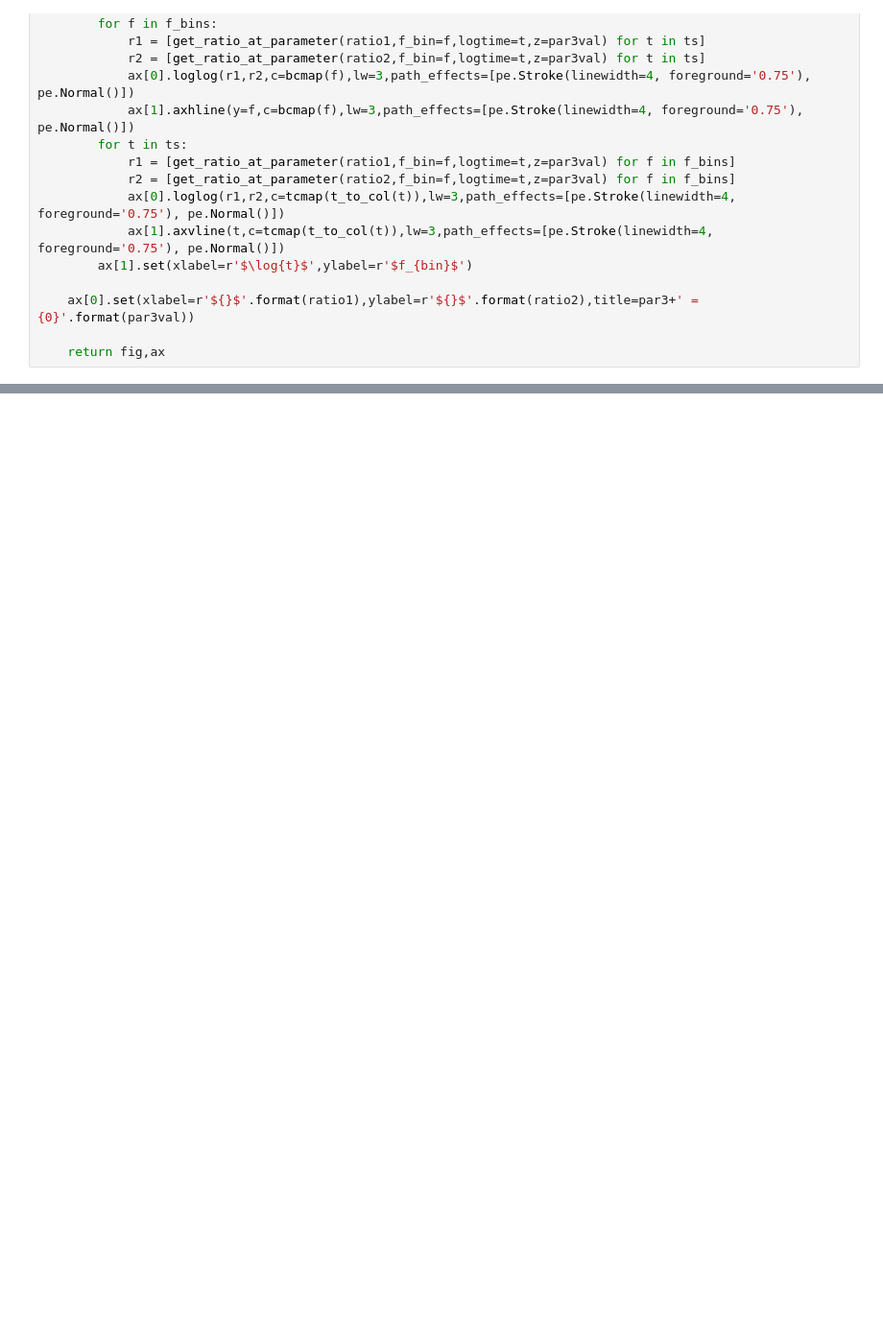
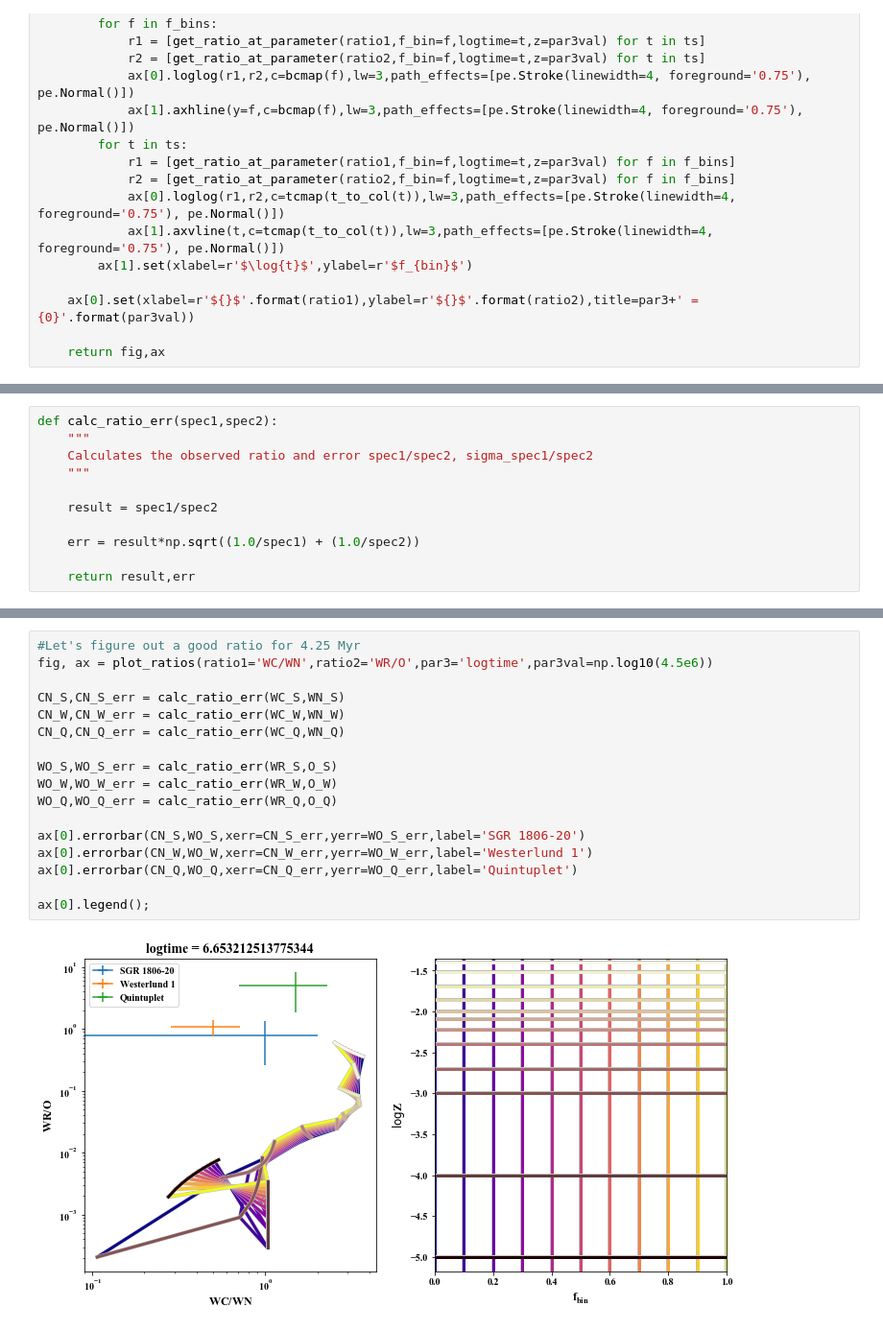
Before and after one commit to tzdwi/Diagnostics, a Jupyter notebook: code/diagnostics.ipynb, the cells around one changed output, grey strips where cells are left out. Shown at 96% size. Saved outputs shown, nothing was run; the diff lists cells and outputs as text; blank space fills up the shorter version.

```diff
--- a/code/diagnostics.ipynb
+++ b/code/diagnostics.ipynb
@@ -163,0 +324,11 @@ fig, ax = plot_ratios(ratio1='WR/O',ratio2='WR/RSG',par3='logtime',par3val=np.lo
+# %%
+def calc_ratio_err(spec1,spec2):
+    """
+    Calculates the observed ratio and error spec1/spec2, sigma_spec1/spec2
+    """
+
+    result = spec1/spec2
+
+    err = result*np.sqrt((1.0/spec1) + (1.0/spec2))
+
+    return result,err
@@ -163,0 +393,19 @@ fig, ax = plot_ratios(ratio1='WR/O',ratio2='WR/RSG',par3='logtime',par3val=np.lo
+# %%
+#Let's figure out a good ratio for 4.25 Myr
+fig, ax = plot_ratios(ratio1='WC/WN',ratio2='WR/O',par3='logtime',par3val=np.log10(4.5e6))
+
+CN_S,CN_S_err = calc_ratio_err(WC_S,WN_S)
+CN_W,CN_W_err = calc_ratio_err(WC_W,WN_W)
+CN_Q,CN_Q_err = calc_ratio_err(WC_Q,WN_Q)
+
+WO_S,WO_S_err = calc_ratio_err(WR_S,O_S)
+WO_W,WO_W_err = calc_ratio_err(WR_W,O_W)
+WO_Q,WO_Q_err = calc_ratio_err(WR_Q,O_Q)
+
+ax[0].errorbar(CN_S,WO_S,xerr=CN_S_err,yerr=WO_S_err,label='SGR 1806-20')
+ax[0].errorbar(CN_W,WO_W,xerr=CN_W_err,yerr=WO_W_err,label='Westerlund 1')
+ax[0].errorbar(CN_Q,WO_Q,xerr=CN_Q_err,yerr=WO_Q_err,label='Quintuplet')
+
+ax[0].legend();
+# %% [output]
+[figure, added]
```
Also changed, not shown: parts of 8 cells of this notebook, 3 other files.
